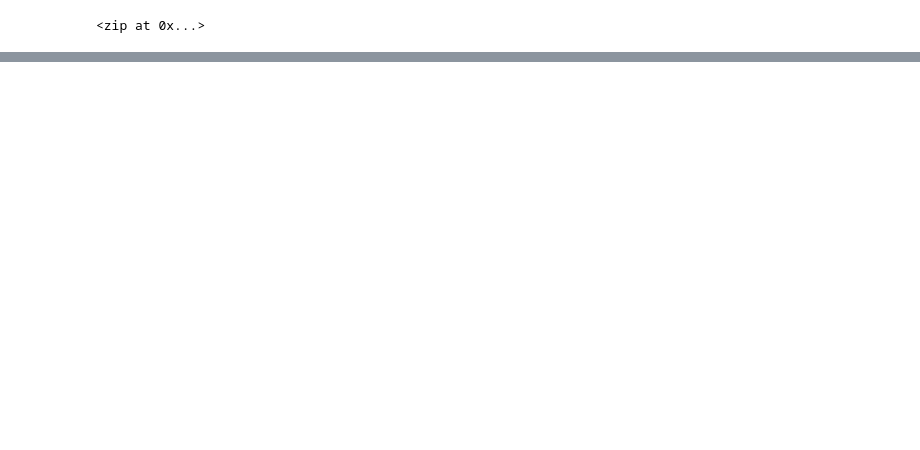
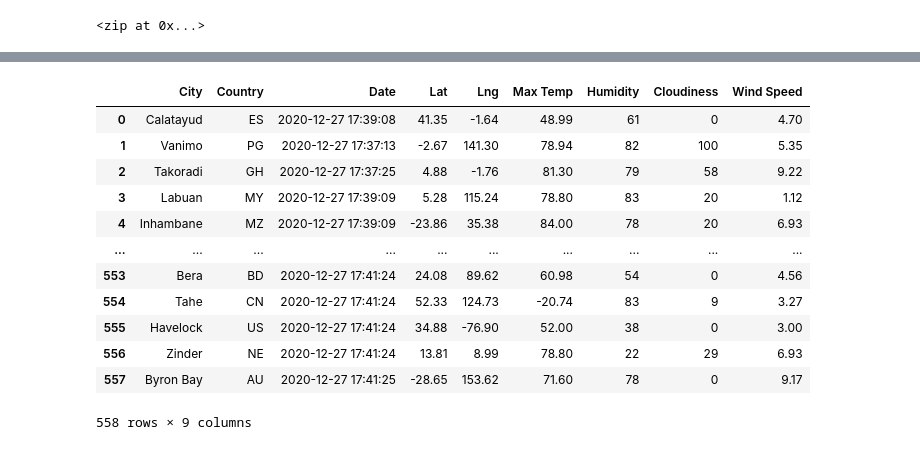
Before and after one commit to flowersmichael/World_Weather_Analysis, a Jupyter notebook: WeatherPy.ipynb, the cells around one changed output, grey strips where cells are left out. Drawn from its saved outputs; the diff is of its cells as text; code cells hidden in the pictures; blank space fills up the shorter version.

```diff
--- a/WeatherPy.ipynb
+++ b/WeatherPy.ipynb
@@ -22,8 +17,3 @@ coordinates = list(lat_lngs)
 # %%
 # Use the citipy module to determine city based on latitude and longitude.
 from citipy import citipy
-# %%
-# Use the tuple() function to display the latitude and longitude combinations.
-for coordinate in coordinates:
-    print(citipy.nearest_city(coordinate[0], coordinate[1]).city_name,
-          citipy.nearest_city(coordinate[0], coordinate[1]).country_code)
@@ -61,0 +130,4 @@ len(cities)
+# %%
+# Convert the array of dictionaries to a Pandas DataFrame.
+city_data_df = pd.DataFrame(city_data)
+city_data_df.head(10)
@@ -61,0 +146,21 @@ len(cities)
+# %%
+# Reorder columns
+new_column_order = ["City", "Country", "Date", "Lat", "Lng", "Max Temp", "Humidity", "Cloudiness", "Wind Speed"]
+# %%
+# Assign same DataFrame with new column order
+city_data_df = city_data_df[new_column_order]
+city_data_df
+# %% [output]
+|  | City | Country | Date | Lat | Lng | Max Temp | Humidity | Cloudiness | Wind Speed |
+| 0 | Calatayud | ES | 2020-12-27 17:39:08 | 41.35 | -1.64 | 48.99 | 61 | 0 | 4.70 |
+| 1 | Vanimo | PG | 2020-12-27 17:37:13 | -2.67 | 141.30 | 78.94 | 82 | 100 | 5.35 |
+| 2 | Takoradi | GH | 2020-12-27 17:37:25 | 4.88 | -1.76 | 81.30 | 79 | 58 | 9.22 |
+| 3 | Labuan | MY | 2020-12-27 17:39:09 | 5.28 | 115.24 | 78.80 | 83 | 20 | 1.12 |
+| 4 | Inhambane | MZ | 2020-12-27 17:39:09 | -23.86 | 35.38 | 84.00 | 78 | 20 | 6.93 |
+| ... | ... | ... | ... | ... | ... | ... | ... | ... | ... |
+| 553 | Bera | BD | 2020-12-27 17:41:24 | 24.08 | 89.62 | 60.98 | 54 | 0 | 4.56 |
+| 554 | Tahe | CN | 2020-12-27 17:41:24 | 52.33 | 124.73 | -20.74 | 83 | 9 | 3.27 |
+| 555 | Havelock | US | 2020-12-27 17:41:24 | 34.88 | -76.90 | 52.00 | 38 | 0 | 3.00 |
+| 556 | Zinder | NE | 2020-12-27 17:41:24 | 13.81 | 8.99 | 78.80 | 22 | 29 | 6.93 |
+| 557 | Byron Bay | AU | 2020-12-27 17:41:25 | -28.65 | 153.62 | 71.60 | 78 | 0 | 9.17 |
+558 rows × 9 columns
```
Also changed, not shown: parts of 9 cells of this notebook, 3 other files.
